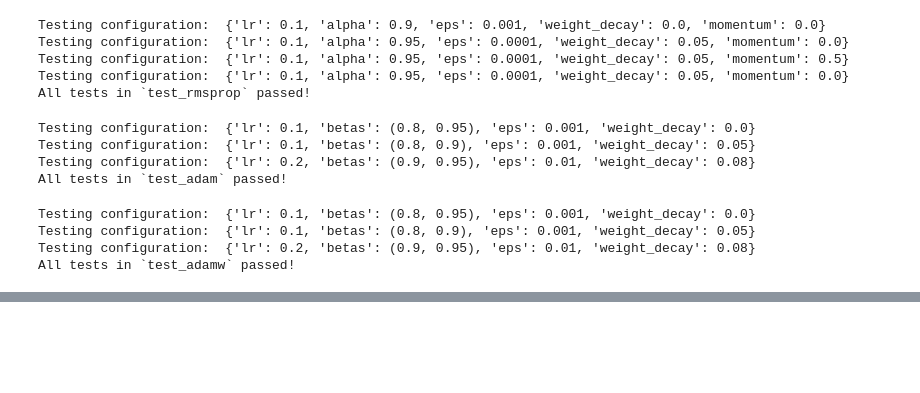
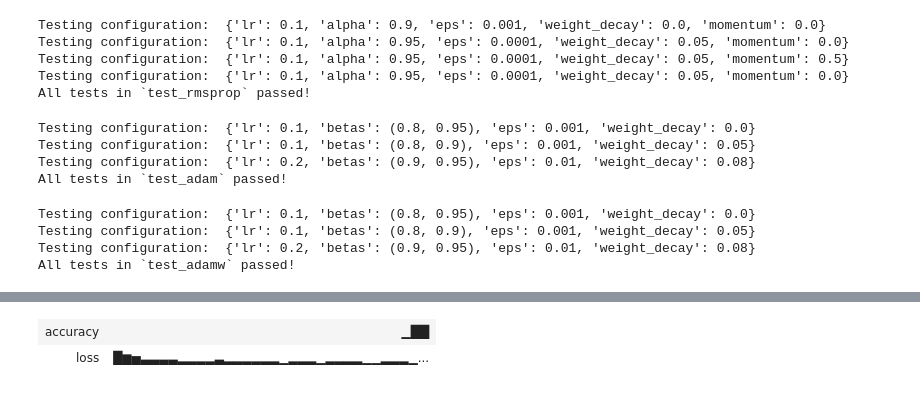
Before and after one commit to AndersWoodruff/ARENA_work, a Jupyter notebook: chapter0_fundamentals/exercises/part3_optimization/Excercise3.ipynb, the cells around one changed output, grey strips where cells are left out. Saved outputs shown, nothing was run; the diff lists cells and outputs as text; code cells hidden in the pictures; blank space fills up the shorter version.

Commit message:
wandb

```diff
--- a/chapter0_fundamentals/exercises/part3_optimization/Excercise3.ipynb
+++ b/chapter0_fundamentals/exercises/part3_optimization/Excercise3.ipynb
@@ -433,0 +542,96 @@ plot_fn_with_points(neg_trimodal_func, points=points, x_range=(-2, 2), y_range=(
+# %%
+args = ResNetFinetuningArgs()
+trainer = ResNetFinetuner(args)
+# logged_variables = trainer.train()
+
+
+# line(
+#     y=[logged_variables["loss"][: 391 * 3 + 1], logged_variables["accuracy"][:4]],
+#     x_max=len(logged_variables["loss"][: 391 * 3 + 1] * args.batch_size),
+#     yaxis2_range=[0, 1],
+#     use_secondary_yaxis=True,
+#     labels={"x": "Examples seen", "y1": "Cross entropy loss", "y2": "Test Accuracy"},
+#     title="Feature extraction with ResNet34",
+#     width=800,
+# )
+# %%
+import wandb
+
+@dataclass
+class WandbResNetFinetuningArgs(ResNetFinetuningArgs):
+    """Contains new params for use in wandb.init, as well as all the ResNetFinetuningArgs params."""
+
+    wandb_project: str | None = "day3-resnet"
+    wandb_name: str | None = None
+
+
+class WandbResNetFinetuner(ResNetFinetuner):
+    args: WandbResNetFinetuningArgs
+    examples_seen: int = 0
+
+    def pre_training_setup(self):
+        """Initializes the wandb run using `wandb.init` and `wandb.watch`."""
+        super().pre_training_setup()
+        wandb.init(
+            entity="anderscw1-mcgill-university",
+            project="ARENADAY3_Optimization",
+            config=ResNetFinetuningArgs,
+        )
+        wandb.watch(
+            models = self.model.out_layers[-1],
+            log="all",
+            log_freq = 120
+        )
+        self.examples_seen = 0
+
+
+    def training_step(
+        self,
+        imgs: Float[Tensor, "batch channels height width"],
+        labels: Int[Tensor, "batch"],
+    ) -> Float[Tensor, ""]:
+        """Perform a gradient update step on a single batch of data."""
+        imgs, labels = imgs.to(device), labels.to(device)
+
+        logits = self.model(imgs)
+        loss = F.cross_entropy(logits, labels)
+        loss.backward()
+        self.optimizer.step()
+        self.optimizer.zero_grad()
+
+        self.examples_seen += imgs.shape[0]
+        wandb.log({"loss": loss.item()}, self.examples_seen)
+        return loss
+
+    @t.inference_mode()
+    def evaluate(self) -> float:
+        """Equivalent to ResNetFinetuner.evaluate, but logging the accuracy to wandb."""
+        acc = super().evaluate()
+        wandb.log({"accuracy": acc}, step=self.examples_seen)
+        return acc
+
+    def train(self) -> None:
+        """Equivalent to ResNetFinetuner.train, but with wandb initialization & calling `wandb.finish` at the end."""
+        self.pre_training_setup()
+
+        accuracy = self.evaluate()
+
+        for epoch in range(self.args.epochs):
+            self.model.train()
+
+            pbar = tqdm(self.train_loader, desc="Training")
+            for imgs, labels in pbar:
+                loss = self.training_step(imgs, labels)
+                pbar.set_postfix(loss=f"{loss:.3f}", ex_seen=f"{self.examples_seen:06}")
+
+            accuracy = self.evaluate()
+            pbar.set_postfix(loss=f"{loss:.3f}", accuracy=f"{accuracy:.2f}", ex_seen=f"{self.examples_seen:06}")
+
+        wandb.finish()
+
+
+
+args = WandbResNetFinetuningArgs()
+trainer = WandbResNetFinetuner(args)
+trainer.train()
+# %% [output]
@@ -433,0 +646,2 @@ plot_fn_with_points(neg_trimodal_func, points=points, x_range=(-2, 2), y_range=(
+| accuracy | ▁██ |
+| loss | █▆▅▃▃▃▃▂▂▂▂▃▂▂▂▂▂▂▁▂▂▂▁▂▂▂▂▁▁▂▂▂▁... |
```
Also changed, not shown: parts of 3 cells of this notebook.
